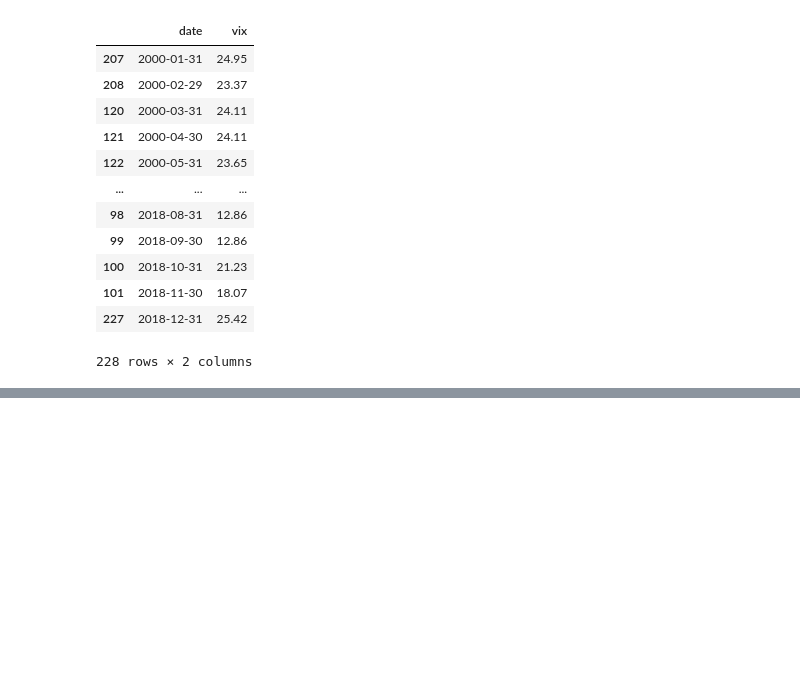
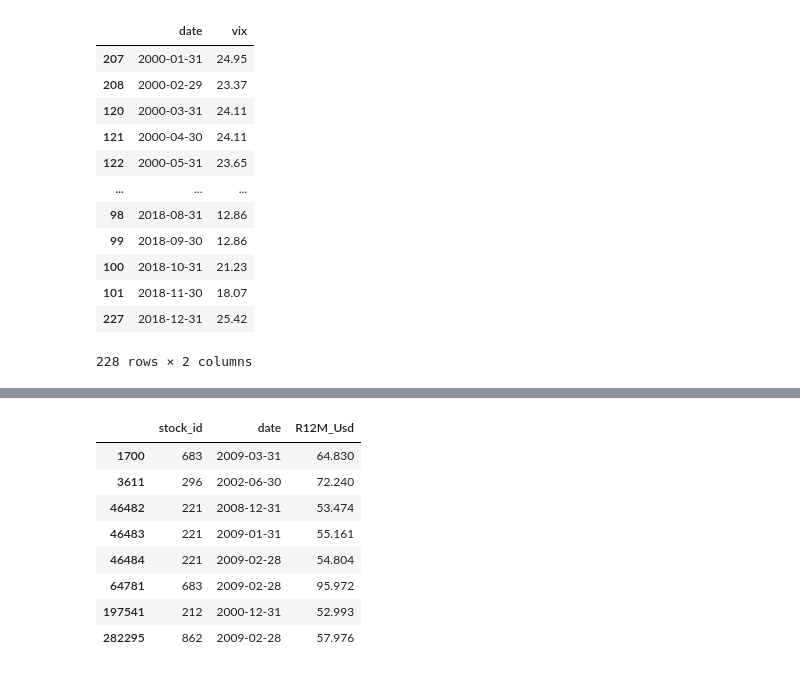
Before and after one commit to nomorebye/coding, a Jupyter notebook: ai3/chap4.ipynb, the cells around one changed output, grey strips where cells are left out. Saved outputs shown, nothing was run; the diff lists cells and outputs as text; code cells hidden in the pictures; blank space fills up the shorter version.

```diff
--- a/ai3/chap4.ipynb
+++ b/ai3/chap4.ipynb
@@ -310,0 +325,12 @@ data_vix.plot(kind='bar', stacked=True, figsize=(16,6))
+# %%
+data_ml.loc[data_ml["R12M_Usd"] >50,["stock_id", "date", "R12M_Usd"]]
+# %% [output]
+|  | stock_id | date | R12M_Usd |
+| 1700 | 683 | 2009-03-31 | 64.830 |
+| 3611 | 296 | 2002-06-30 | 72.240 |
+| 46482 | 221 | 2008-12-31 | 53.474 |
+| 46483 | 221 | 2009-01-31 | 55.161 |
+| 46484 | 221 | 2009-02-28 | 54.804 |
+| 64781 | 683 | 2009-02-28 | 95.972 |
+| 197541 | 212 | 2000-12-31 | 52.993 |
+| 282295 | 862 | 2009-02-28 | 57.976 |
```
Also changed, not shown: parts of 5 cells of this notebook.
